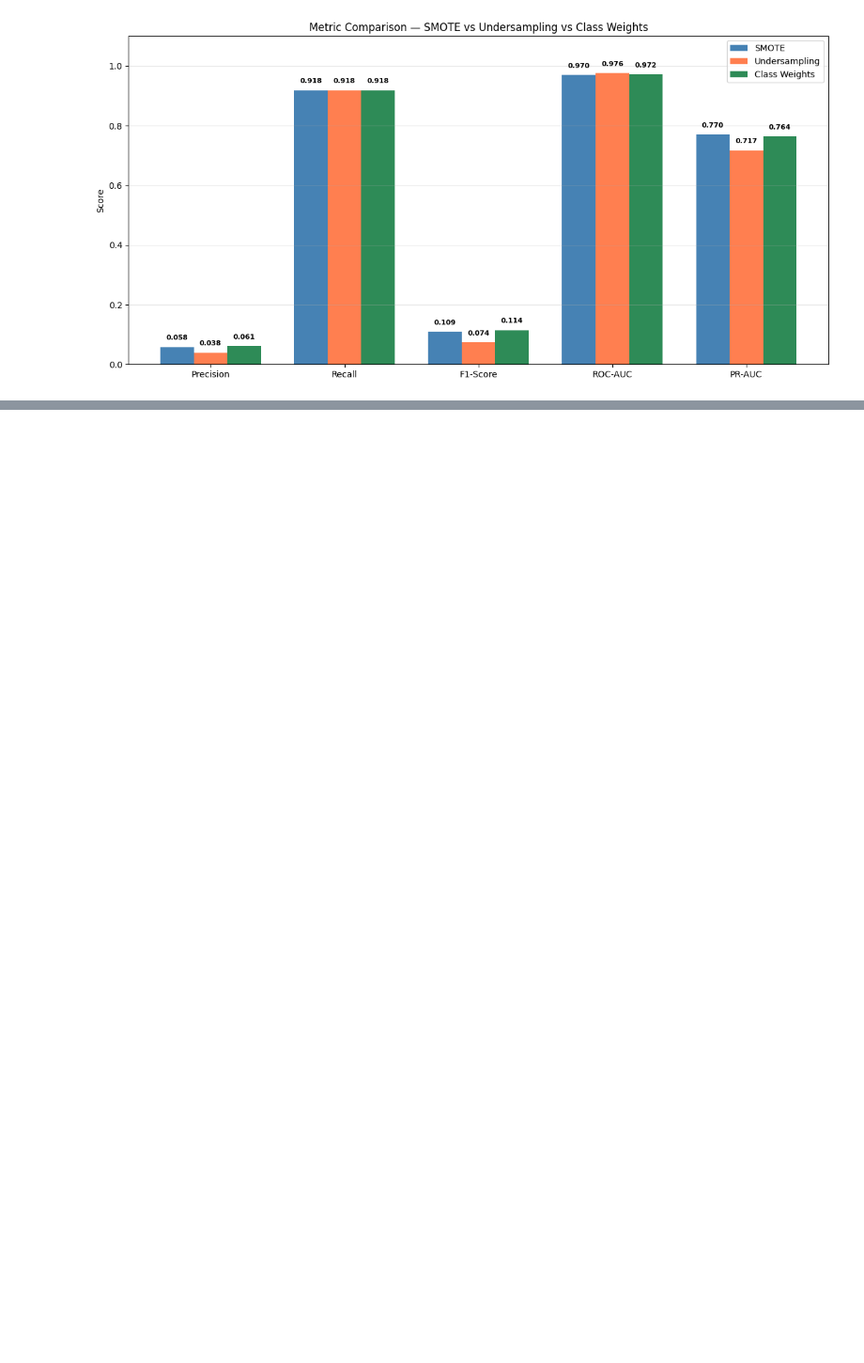
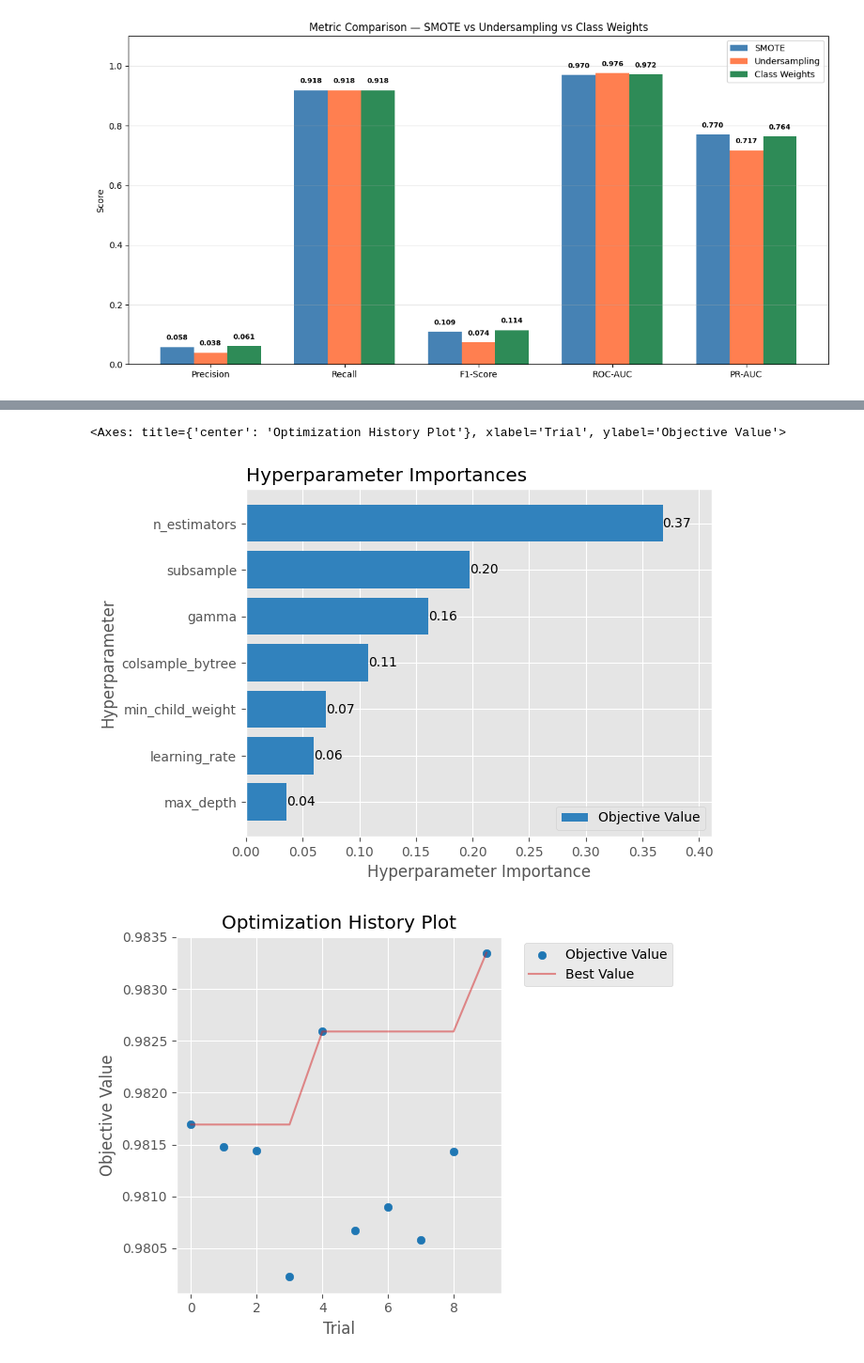
Before and after one commit to srmahapatra95/Credit-Card-Fraud-Detection, a Jupyter notebook: notebooks/02_preprocessing.ipynb, the cells around one changed output, grey strips where cells are left out. Shown at 94% size. Saved outputs shown, nothing was run; the diff lists cells and outputs as text; code cells hidden in the pictures; blank space fills up the shorter version.

```diff
--- a/notebooks/02_preprocessing.ipynb
+++ b/notebooks/02_preprocessing.ipynb
@@ -412,0 +611,8 @@ plt.show()
+# %%
+# Create and run the optimization process
+study = optuna.create_study(study_name='xgboost_study', direction='maximize')
+study.optimize(objective, n_trials=10, show_progress_bar=True, n_jobs=-1)
+
+# Get the best param value
+best_params = study.best_params
+print(f"The Best params : {best_params}")
@@ -412,0 +642,9 @@ plt.show()
+# %%
+from optuna.visualization.matplotlib import plot_param_importances, plot_optimization_history
+
+plot_param_importances(study)
+plot_optimization_history(study)
+# %% [output]
+<Axes: title={'center': 'Optimization History Plot'}, xlabel='Trial', ylabel='Objective Value'>
+[figure, added]
+[figure, added]
```
Also changed, not shown: parts of 21 cells of this notebook.
